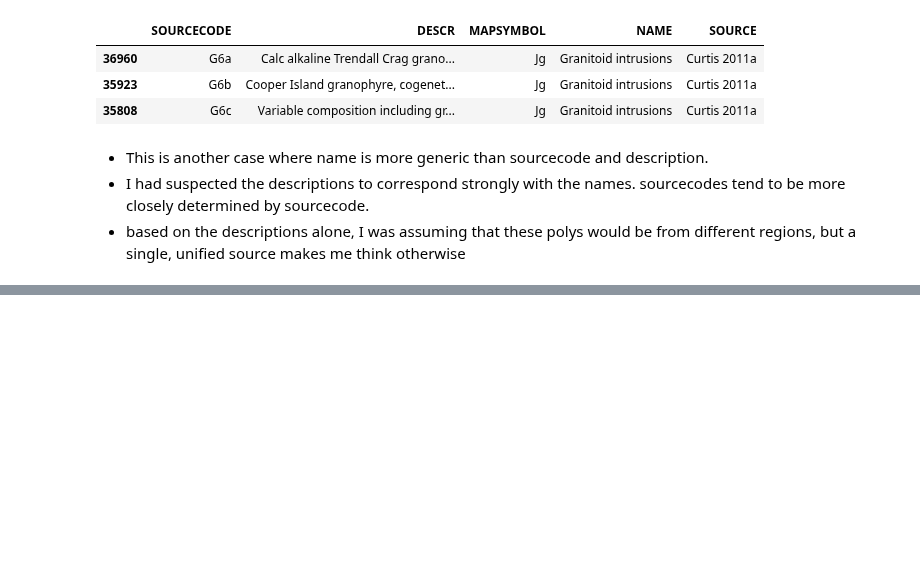
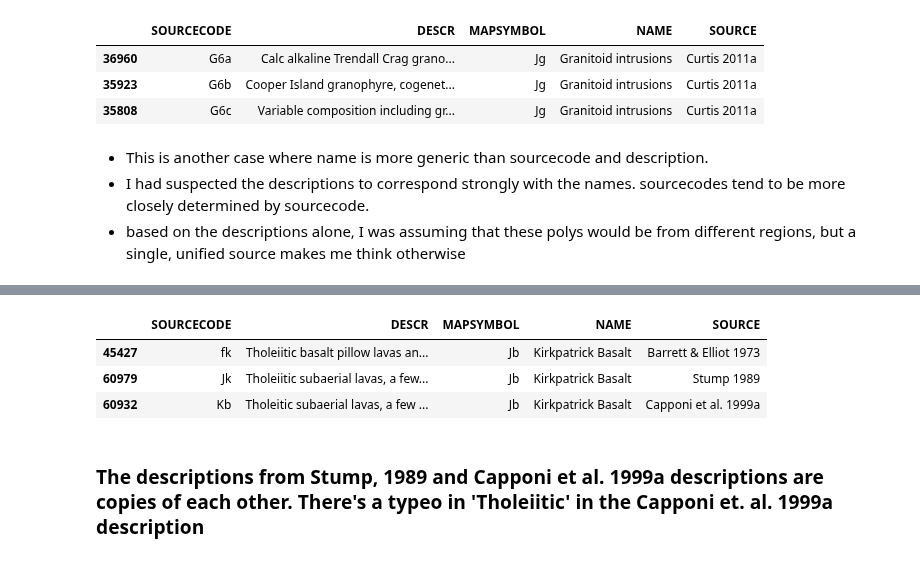
Before and after one commit to selkind/GeoMap, a Jupyter notebook: name_descr_investigation.ipynb, the cells around one changed output, grey strips where cells are left out. Drawn from its saved outputs; the diff is of its cells as text; code cells hidden in the pictures; blank space fills up the shorter version.

Commit message:
several typeos and inconsistencies found.
Complete through index 12

```diff
--- a/name_descr_investigation.ipynb
+++ b/name_descr_investigation.ipynb
@@ -405,0 +461,11 @@ display(granitoid_intrusion_combos)
+# %%
+kirkpatrick_basalt_combos = create_src_descr_combos_by_name(name_descr_sets[10][0], data)
+# %%
+display(kirkpatrick_basalt_combos)
+# %% [output]
+|  | SOURCECODE | DESCR | MAPSYMBOL | NAME | SOURCE |
+| 45427 | fk | Tholeiitic basalt pillow lavas an... | Jb | Kirkpatrick Basalt | Barrett & Elliot 1973 |
+| 60979 | Jk | Tholeiitic subaerial lavas, a few... | Jb | Kirkpatrick Basalt | Stump 1989 |
+| 60932 | Kb | Tholeitic subaerial lavas, a few ... | Jb | Kirkpatrick Basalt | Capponi et al. 1999a |
+# %% [markdown]
+### The descriptions from Stump, 1989 and Capponi et al. 1999a descriptions are copies of each other. There's a typeo in 'Tholeiitic' in the Capponi et. al. 1999a description
```
Also changed, not shown: parts of 21 cells of this notebook.
